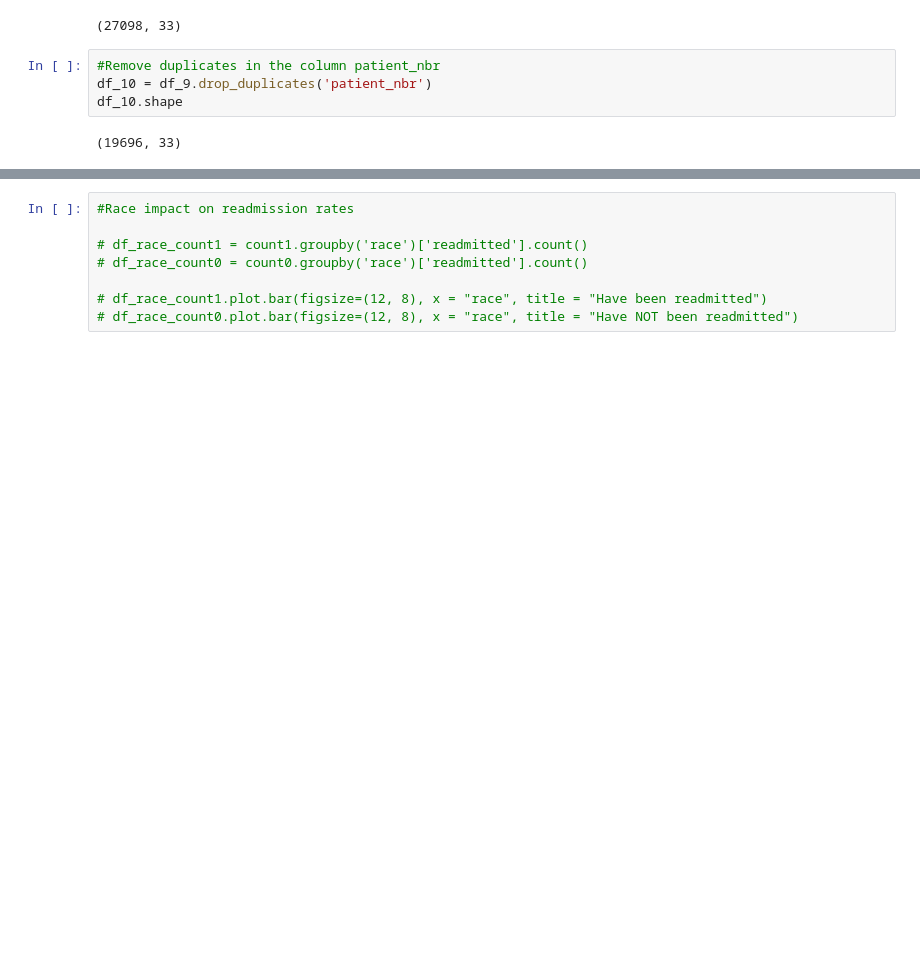
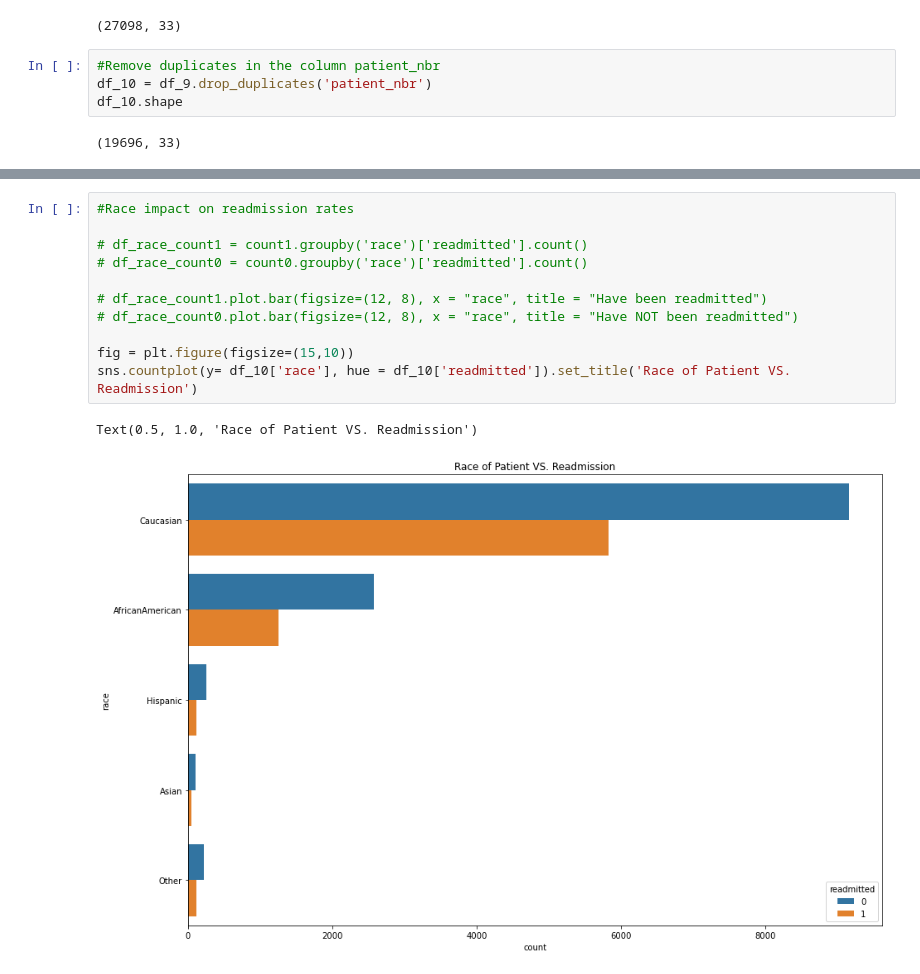
Before and after one commit to sufyaans/bigdata_cw2, a Jupyter notebook: 193_solution.ipynb, the cells around one changed output, grey strips where cells are left out. Cells and saved outputs as stored; diff of their text form; blank space fills up the shorter version.

```diff
--- a/193_solution.ipynb
+++ b/193_solution.ipynb
@@ -390,11 +344,17 @@ count0 = df_10[df_10['readmitted'] == "0"] #All NOT readmitted
 # %%
 #Race impact on readmission rates
 
 # df_race_count1 = count1.groupby('race')['readmitted'].count()
 # df_race_count0 = count0.groupby('race')['readmitted'].count()
 
 # df_race_count1.plot.bar(figsize=(12, 8), x = "race", title = "Have been readmitted")
 # df_race_count0.plot.bar(figsize=(12, 8), x = "race", title = "Have NOT been readmitted")
+
+fig = plt.figure(figsize=(15,10))
+sns.countplot(y= df_10['race'], hue = df_10['readmitted']).set_title('Race of Patient VS. Readmission')
+# %% [output]
+Text(0.5, 1.0, 'Race of Patient VS. Readmission')
+[figure, added]
 # %%
 #Gender impact on readmission rates
 
```
Also changed, not shown: parts of 32 cells of this notebook.
